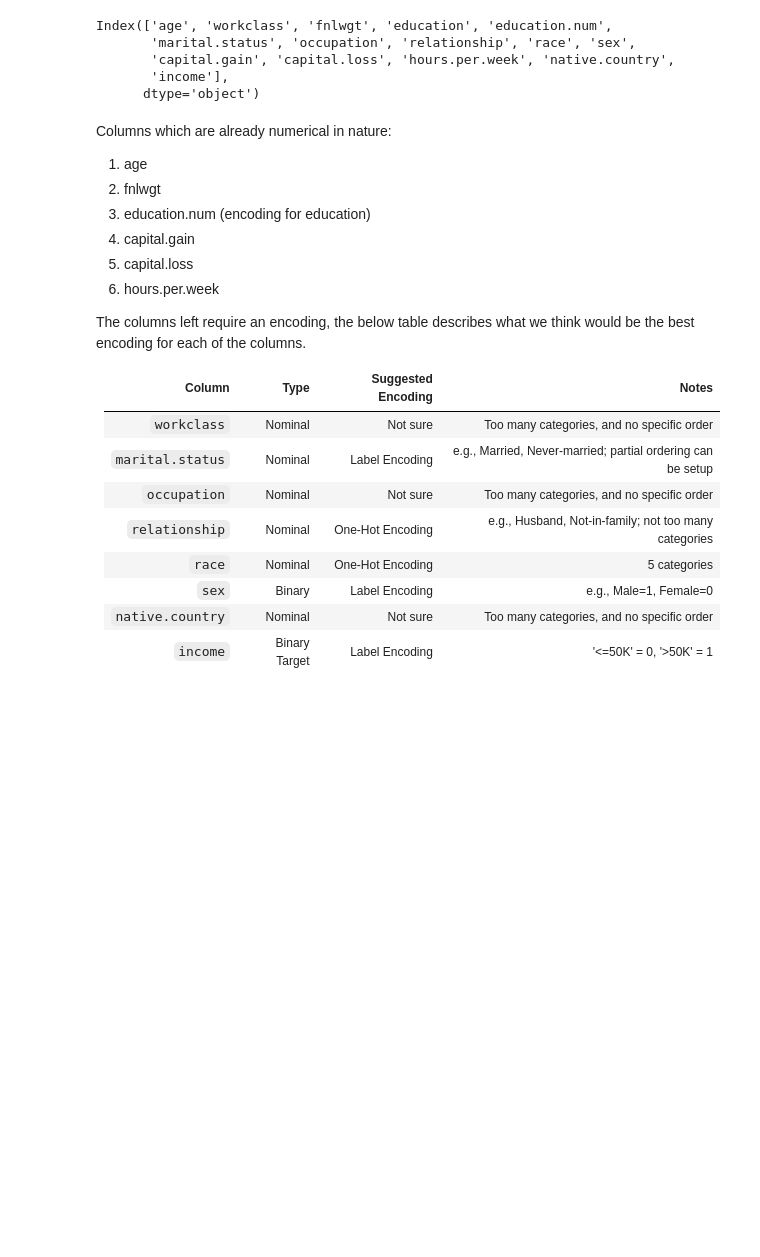
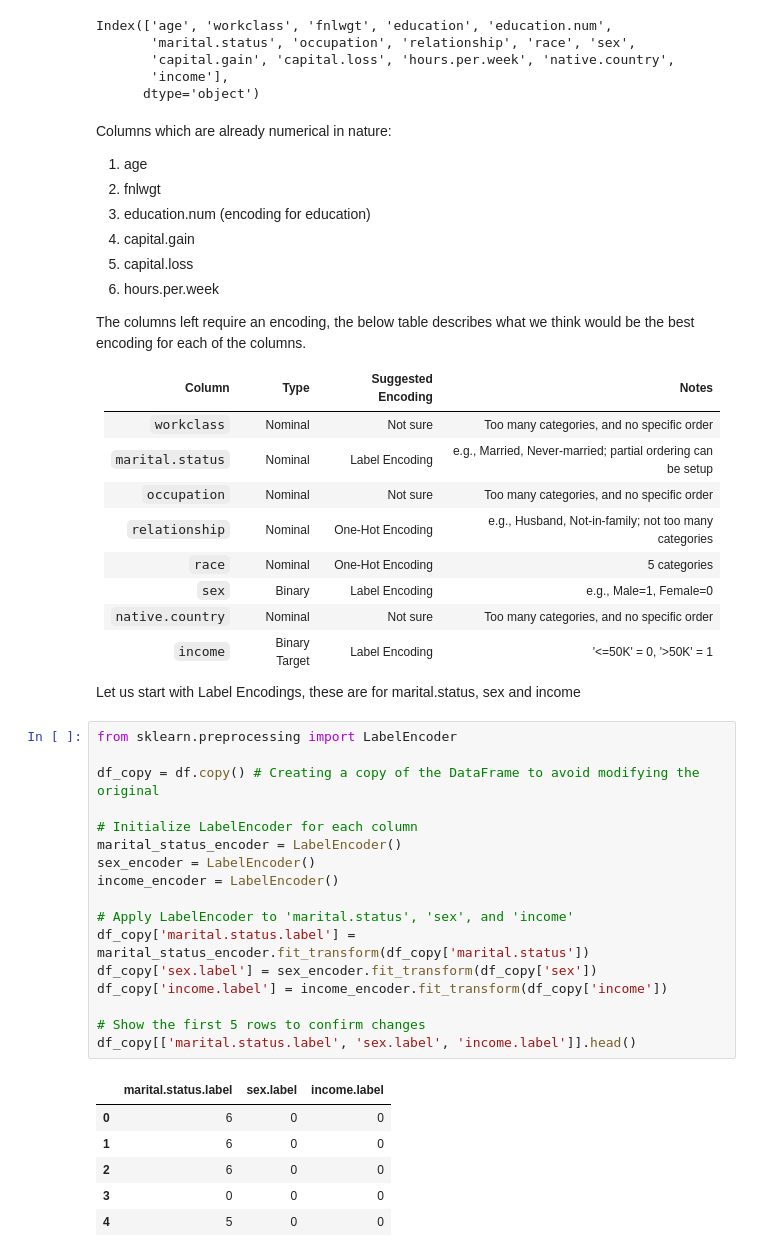
Before and after one commit to Awesome-AI-ML-DELTA25/DataCleaning, a Jupyter notebook: data_cleaning.ipynb, the cells around one changed output. Saved outputs shown, nothing was run; the diff lists cells and outputs as text; blank space fills up the shorter version.

Commit message:
Label Encoding
Implemented label encodings for three columns

```diff
--- a/data_cleaning.ipynb
+++ b/data_cleaning.ipynb
@@ -607,3 +607,31 @@ The columns left require an encoding, the below table describes what we think wo
 | `sex`             | Binary      | Label Encoding     | e.g., Male=1, Female=0 |
 | `native.country`  | Nominal     | Not sure | Too many categories, and no specific order |
 | `income`          | Binary Target | Label Encoding     | '<=50K' = 0, '>50K' = 1 |
+
+
+
+Let us start with Label Encodings, these are for marital.status, sex and income
+# %%
+from sklearn.preprocessing import LabelEncoder
+
+df_copy = df.copy() # Creating a copy of the DataFrame to avoid modifying the original
+
+# Initialize LabelEncoder for each column
+marital_status_encoder = LabelEncoder()
+sex_encoder = LabelEncoder()
+income_encoder = LabelEncoder()
+
+# Apply LabelEncoder to 'marital.status', 'sex', and 'income'
+df_copy['marital.status.label'] = marital_status_encoder.fit_transform(df_copy['marital.status'])
+df_copy['sex.label'] = sex_encoder.fit_transform(df_copy['sex'])
+df_copy['income.label'] = income_encoder.fit_transform(df_copy['income'])
+
+# Show the first 5 rows to confirm changes
+df_copy[['marital.status.label', 'sex.label', 'income.label']].head()
+# %% [output]
+|  | marital.status.label | sex.label | income.label |
+| 0 | 6 | 0 | 0 |
+| 1 | 6 | 0 | 0 |
+| 2 | 6 | 0 | 0 |
+| 3 | 0 | 0 | 0 |
+| 4 | 5 | 0 | 0 |
```
Also changed, not shown: parts of 2 cells of this notebook, 2 other files.
